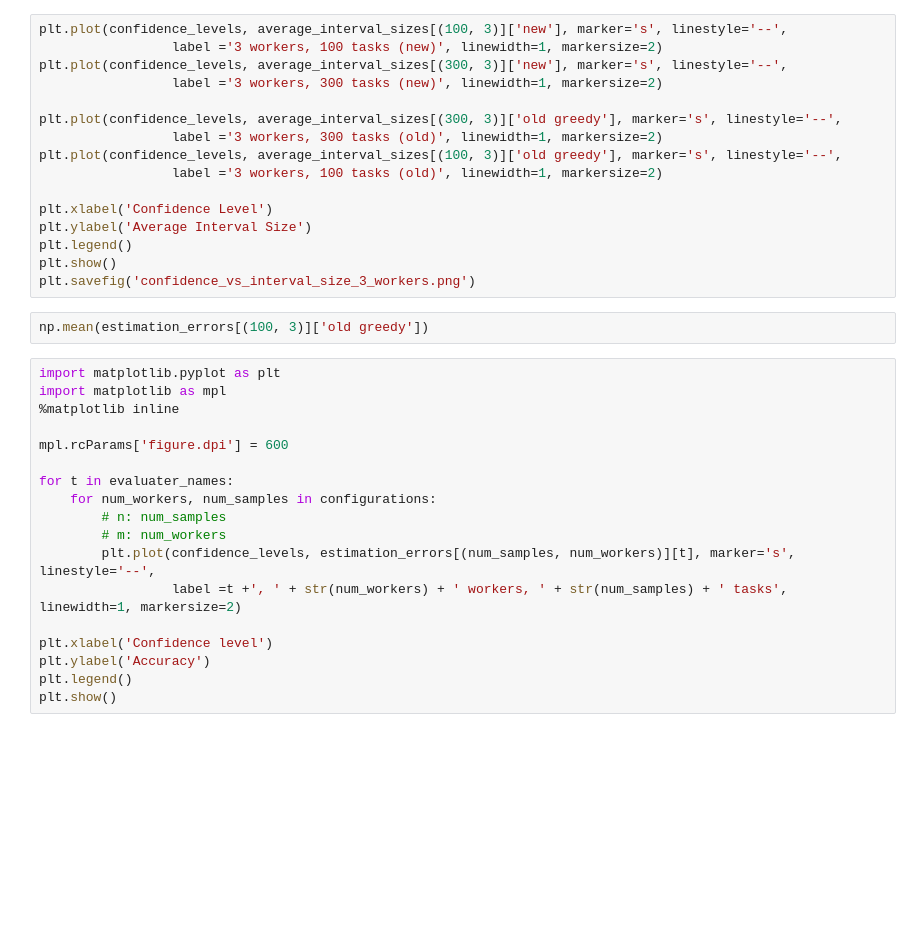
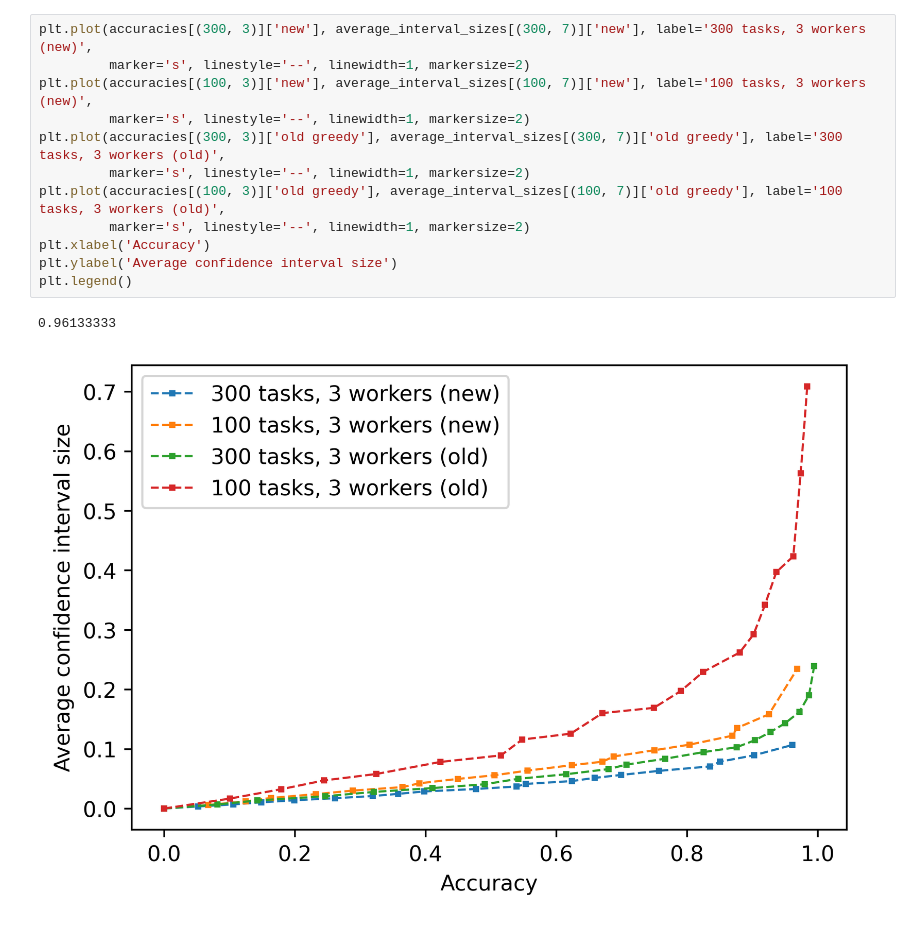
Before and after one commit to JulianAssmann/crowd_evaluation, a Jupyter notebook: visualizations/experiments/synthetic_data/accuracy_interval_vs_confidence.ipynb, the cells around one changed output. Drawn from its saved outputs; the diff is of its cells as text; blank space fills up the shorter version.

```diff
--- a/visualizations/experiments/synthetic_data/accuracy_interval_vs_confidence.ipynb
+++ b/visualizations/experiments/synthetic_data/accuracy_interval_vs_confidence.ipynb
@@ -216,36 +289,15 @@ plt.savefig('confidence_vs_interval_size_7_workers.png')
 # %%
-plt.plot(confidence_levels, average_interval_sizes[(100, 3)]['new'], marker='s', linestyle='--',
-                 label ='3 workers, 100 tasks (new)', linewidth=1, markersize=2)
-plt.plot(confidence_levels, average_interval_sizes[(300, 3)]['new'], marker='s', linestyle='--',
-                 label ='3 workers, 300 tasks (new)', linewidth=1, markersize=2)
-
-plt.plot(confidence_levels, average_interval_sizes[(300, 3)]['old greedy'], marker='s', linestyle='--',
-                 label ='3 workers, 300 tasks (old)', linewidth=1, markersize=2)
-plt.plot(confidence_levels, average_interval_sizes[(100, 3)]['old greedy'], marker='s', linestyle='--',
-                 label ='3 workers, 100 tasks (old)', linewidth=1, markersize=2)
-
-plt.xlabel('Confidence Level')
-plt.ylabel('Average Interval Size')
+plt.plot(accuracies[(300, 3)]['new'], average_interval_sizes[(300, 7)]['new'], label='300 tasks, 3 workers (new)',
+         marker='s', linestyle='--', linewidth=1, markersize=2)
+plt.plot(accuracies[(100, 3)]['new'], average_interval_sizes[(100, 7)]['new'], label='100 tasks, 3 workers (new)',
+         marker='s', linestyle='--', linewidth=1, markersize=2)
+plt.plot(accuracies[(300, 3)]['old greedy'], average_interval_sizes[(300, 7)]['old greedy'], label='300 tasks, 3 workers (old)',
+         marker='s', linestyle='--', linewidth=1, markersize=2)
+plt.plot(accuracies[(100, 3)]['old greedy'], average_interval_sizes[(100, 7)]['old greedy'], label='100 tasks, 3 workers (old)',
+         marker='s', linestyle='--', linewidth=1, markersize=2)
+plt.xlabel('Accuracy')
+plt.ylabel('Average confidence interval size')
 plt.legend()
-plt.show()
-plt.savefig('confidence_vs_interval_size_3_workers.png')
+# %% [output]
+0.96133333
+[figure, added]
-# %%
-np.mean(estimation_errors[(100, 3)]['old greedy'])
-# %%
-import matplotlib.pyplot as plt
-import matplotlib as mpl
-%matplotlib inline
-
-mpl.rcParams['figure.dpi'] = 600
-
-for t in evaluater_names:
-    for num_workers, num_samples in configurations:
-        # n: num_samples
-        # m: num_workers
-        plt.plot(confidence_levels, estimation_errors[(num_samples, num_workers)][t], marker='s', linestyle='--',
-                 label =t +', ' + str(num_workers) + ' workers, ' + str(num_samples) + ' tasks', linewidth=1, markersize=2)
-
-plt.xlabel('Confidence level')
-plt.ylabel('Accuracy')
-plt.legend()
-plt.show()
```
Also changed, not shown: parts of 15 cells of this notebook, 15 other files.
